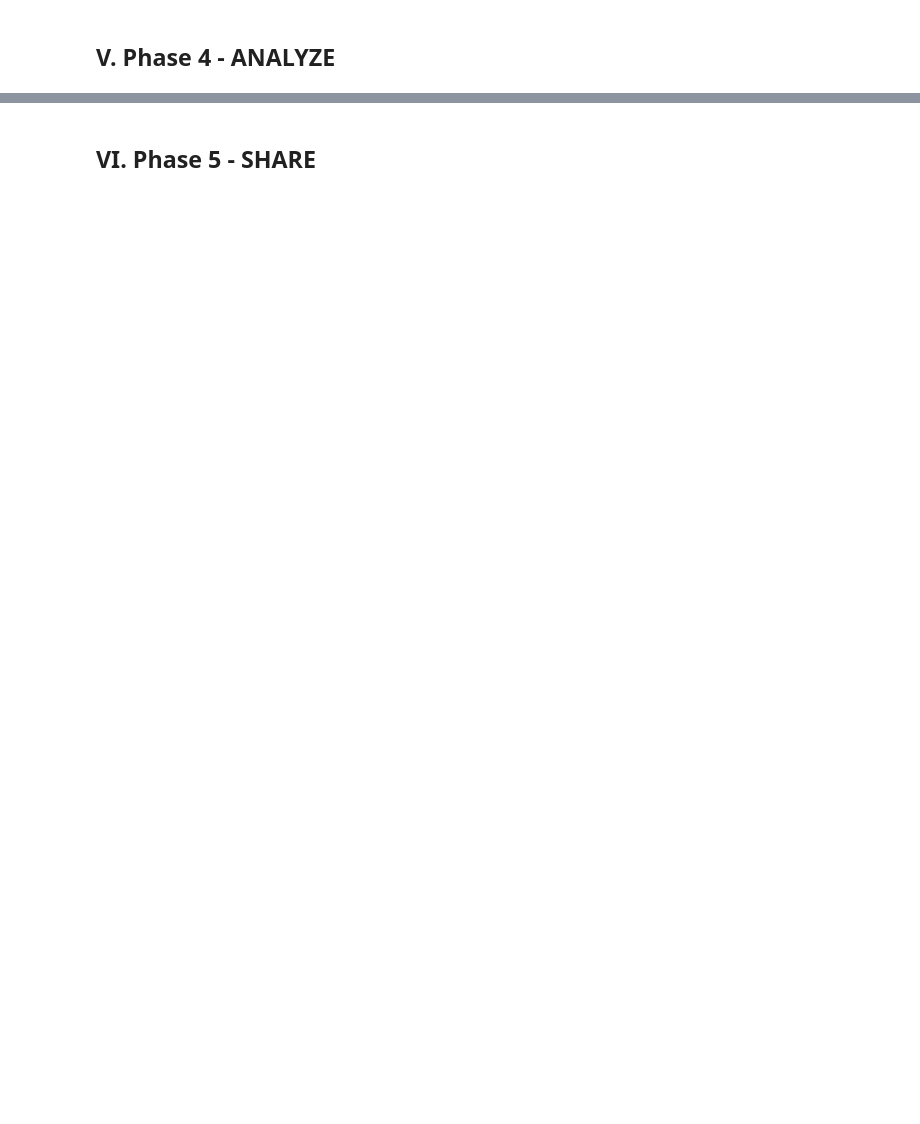
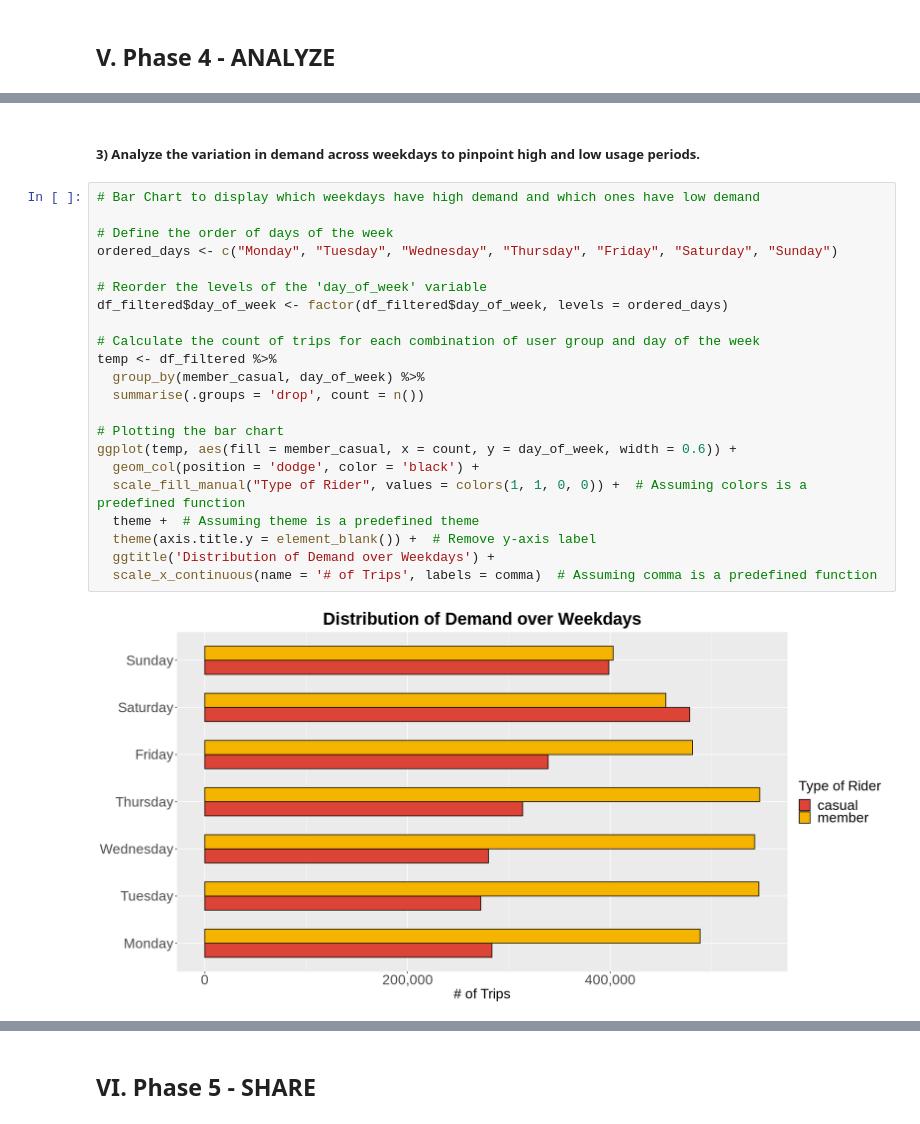
Before and after one commit to Balav-Shamra/Google-Data-Analytics-Professional-Certificate, a Jupyter notebook: Case_Study_1_Cyclistic.ipynb, the cells around one changed output, grey strips where cells are left out. Drawn from its saved outputs; the diff is of its cells as text; blank space fills up the shorter version.

```diff
--- a/Case_Study_1_Cyclistic.ipynb
+++ b/Case_Study_1_Cyclistic.ipynb
@@ -475,0 +523,26 @@ df_filtered = read.csv("/content/cleaned_df.csv")
+# %% [markdown]
+##### **3) Analyze the variation in demand across weekdays to pinpoint high and low usage periods.**
+# %%
+# Bar Chart to display which weekdays have high demand and which ones have low demand
+
+# Define the order of days of the week
+ordered_days <- c("Monday", "Tuesday", "Wednesday", "Thursday", "Friday", "Saturday", "Sunday")
+
+# Reorder the levels of the 'day_of_week' variable
+df_filtered$day_of_week <- factor(df_filtered$day_of_week, levels = ordered_days)
+
+# Calculate the count of trips for each combination of user group and day of the week
+temp <- df_filtered %>%
+  group_by(member_casual, day_of_week) %>%
+  summarise(.groups = 'drop', count = n())
+
+# Plotting the bar chart
+ggplot(temp, aes(fill = member_casual, x = count, y = day_of_week, width = 0.6)) +
+  geom_col(position = 'dodge', color = 'black') +
+  scale_fill_manual("Type of Rider", values = colors(1, 1, 0, 0)) +  # Assuming colors is a predefined function
+  theme +  # Assuming theme is a predefined theme
+  theme(axis.title.y = element_blank()) +  # Remove y-axis label
+  ggtitle('Distribution of Demand over Weekdays') +
+  scale_x_continuous(name = '# of Trips', labels = comma)  # Assuming comma is a predefined function
+# %% [output]
+[figure, added]
```
Also changed, not shown: parts of 22 cells of this notebook.
